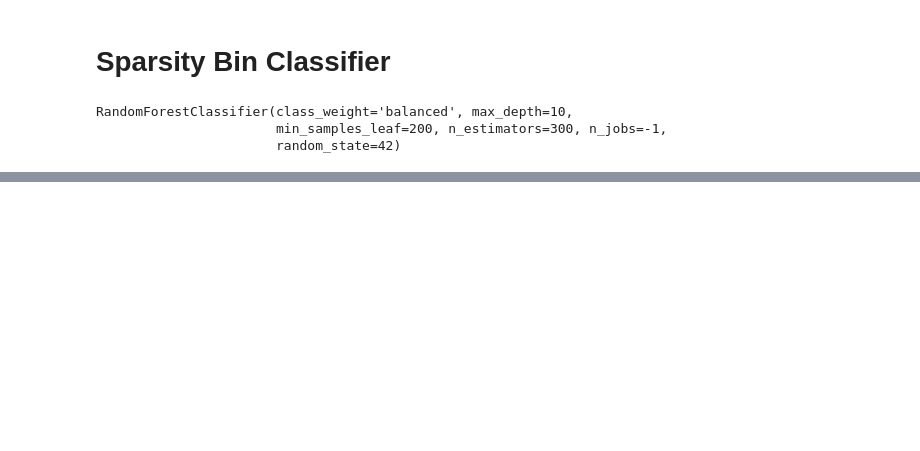
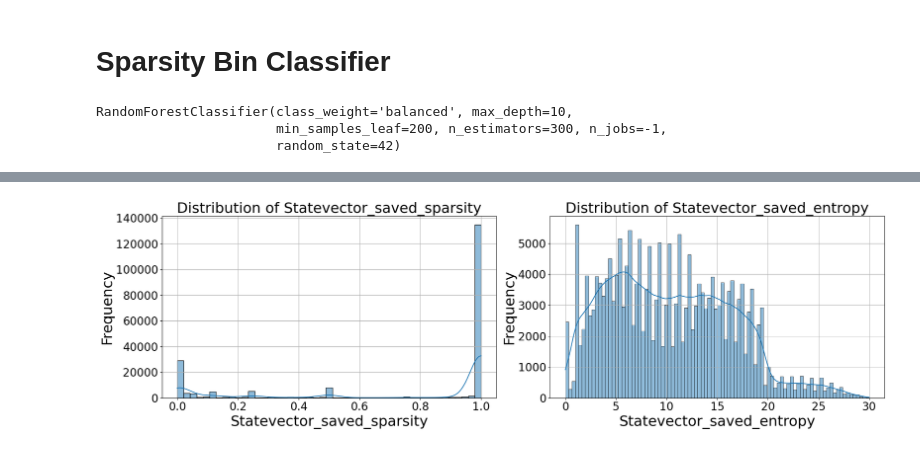
Before and after one commit to InfiniData-Lab/InferQ, a Jupyter notebook: analysis/estimator.ipynb, the cells around one changed output, grey strips where cells are left out. Saved outputs shown, nothing was run; the diff lists cells and outputs as text; code cells hidden in the pictures; blank space fills up the shorter version.

```diff
--- a/analysis/estimator.ipynb
+++ b/analysis/estimator.ipynb
@@ -423 +343,26 @@ max_degree                        0.014386
 dtype: float64
+# %%
+import matplotlib.pyplot as plt
+import seaborn as sns
+
+fig, axes = plt.subplots(1, 2, figsize=(20, 6))
+
+# Plot Distribution of Statevector_saved_sparsity
+sns.histplot(df[TARGET_SPARSITY], kde=True, ax=axes[0])
+axes[0].set_title('Distribution of Statevector_saved_sparsity', fontsize=26)
+axes[0].set_xlabel('Statevector_saved_sparsity',fontsize=26)
+axes[0].set_ylabel('Frequency',fontsize=26)
+axes[0].grid(True)
+
+# Plot Distribution of Statevector_saved_entropy
+sns.histplot(df[TARGET_SHANNON_ENTROPY], kde=True, ax=axes[1])
+axes[1].set_title('Distribution of Statevector_saved_entropy',fontsize=26)
+axes[1].set_xlabel('Statevector_saved_entropy',fontsize=26)
+axes[1].set_ylabel('Frequency',fontsize=26)
+axes[1].grid(True)
+for ax in axes:
+    ax.tick_params(axis='both', labelsize=20)
+plt.tight_layout()
+plt.show()
+# %% [output]
+[figure, added]
```
Also changed, not shown: parts of 14 cells of this notebook, 5 other files.
